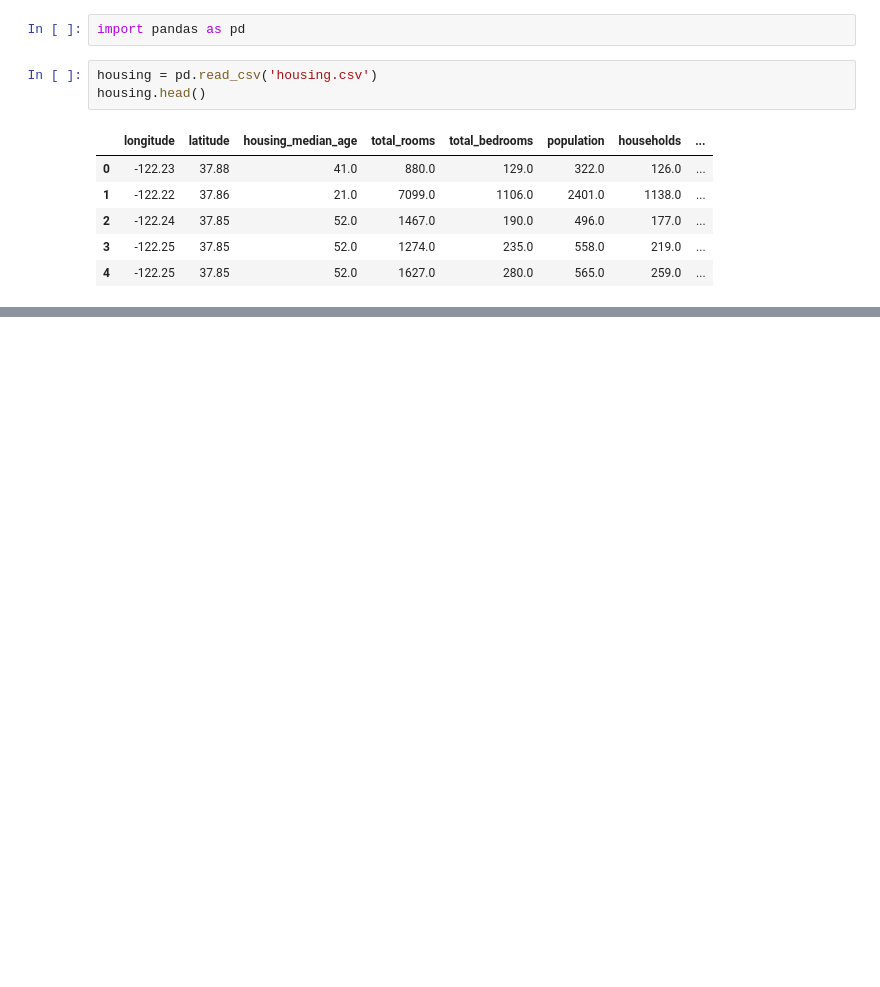
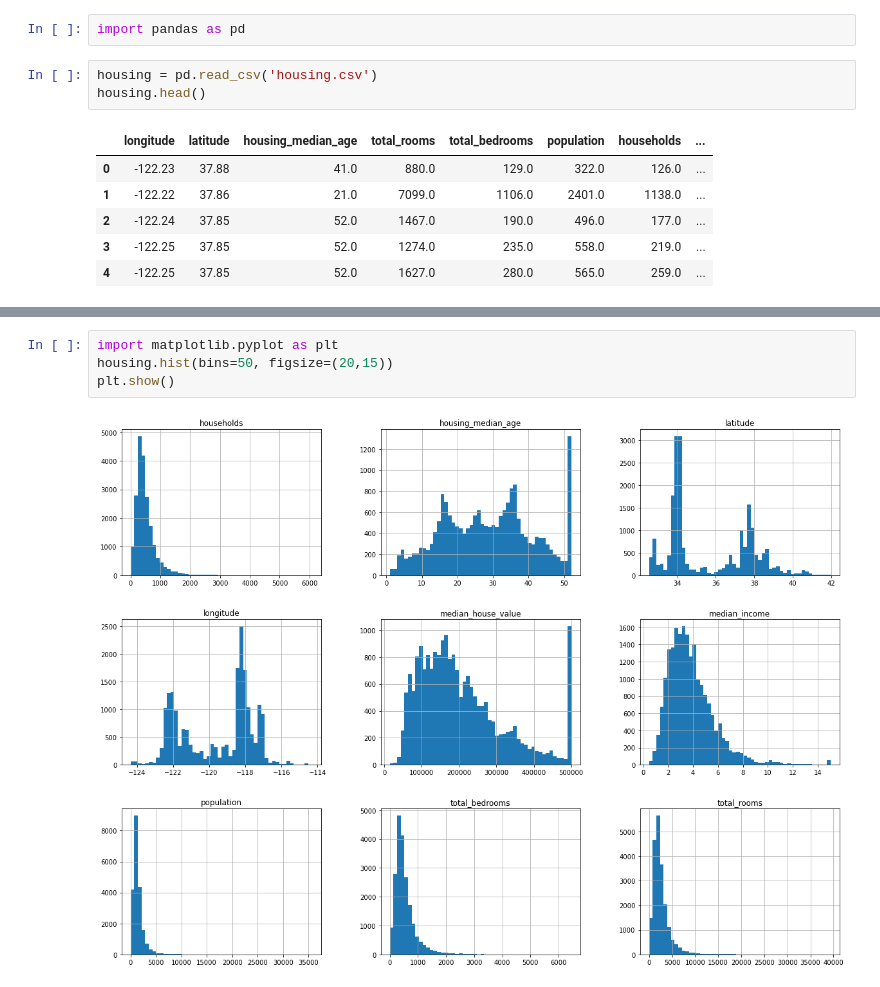
Before and after one commit to aditi0330/Regression-Housing-data, a Jupyter notebook: Housing.ipynb, the cells around one changed output, grey strips where cells are left out. Cells and saved outputs as stored; diff of their text form; blank space fills up the shorter version.

```diff
--- a/Housing.ipynb
+++ b/Housing.ipynb
@@ -12,0 +45,6 @@ housing.head()
+# %%
+import matplotlib.pyplot as plt
+housing.hist(bins=50, figsize=(20,15))
+plt.show()
+# %% [output]
+[figure, added]
```
Also changed, not shown: parts of 27 cells of this notebook.
